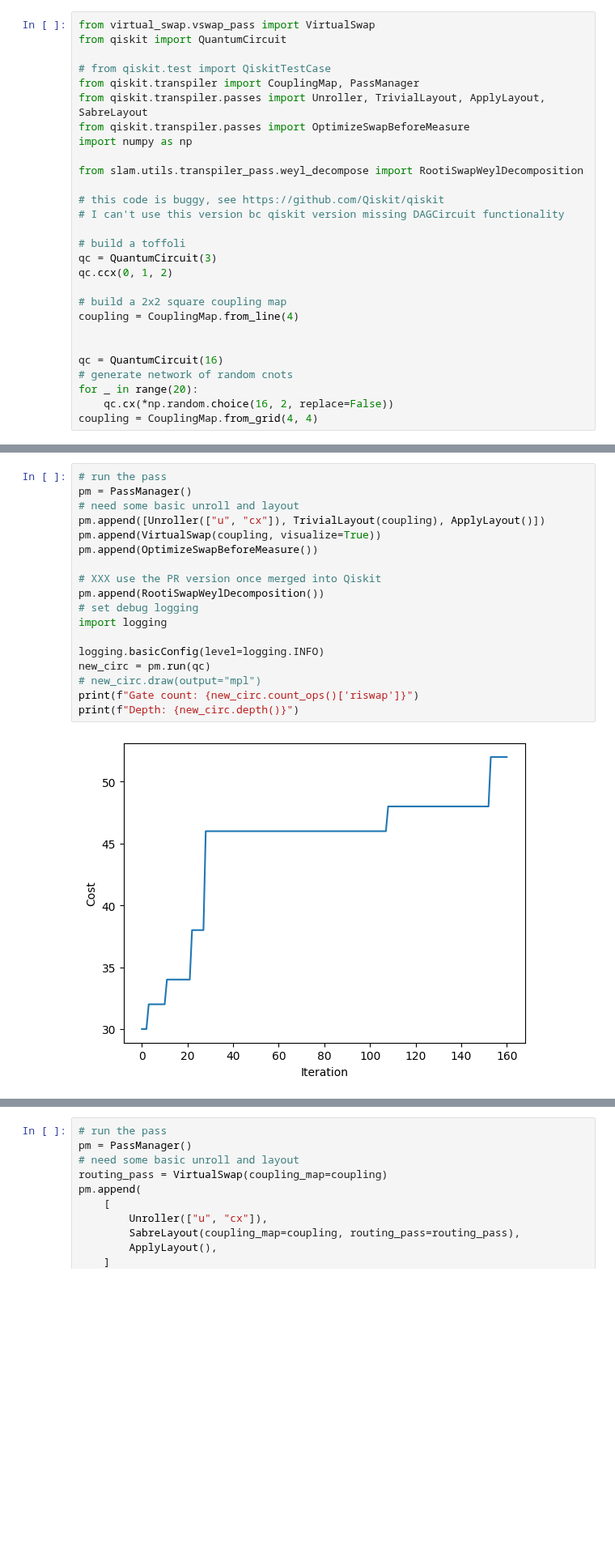
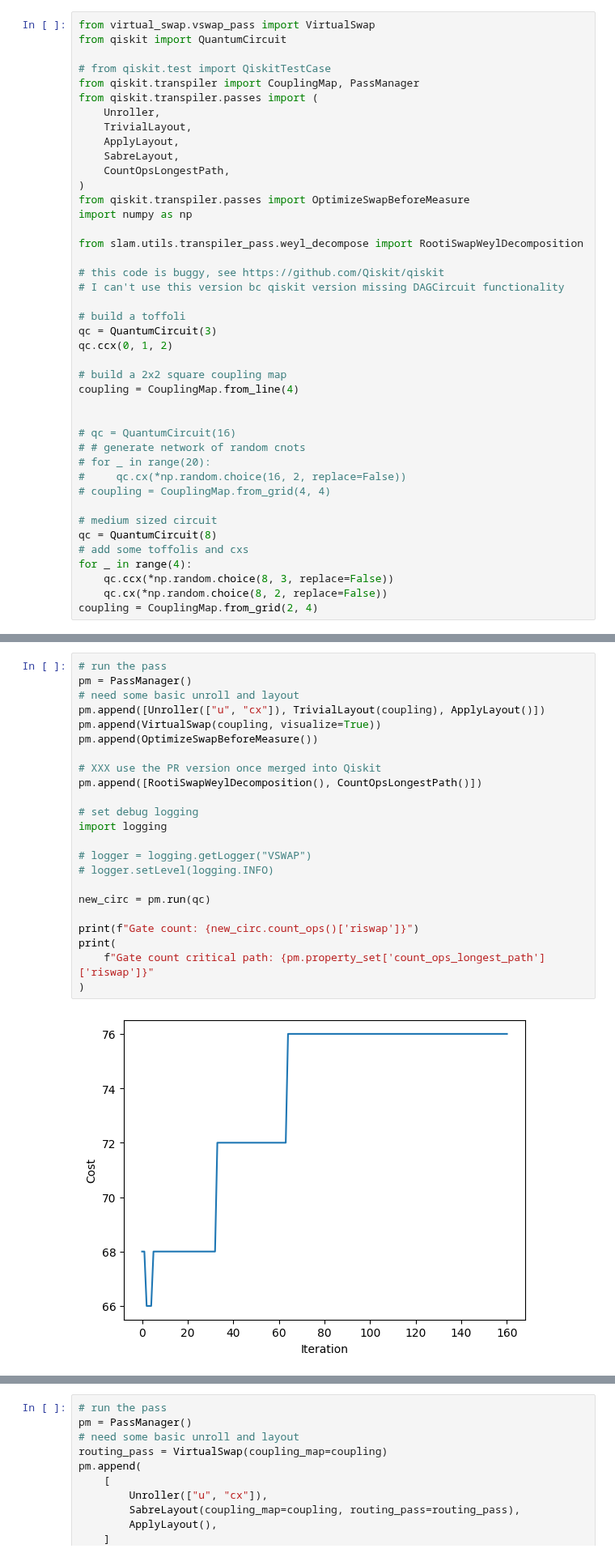
Before and after one commit to Pitt-JonesLab/mirror-gates, a Jupyter notebook: src/virtual_swap/scripts/main.ipynb, the cells around one changed output, grey strips where cells are left out. Shown at 81% size. Saved outputs shown, nothing was run; the diff lists cells and outputs as text; blank space fills up the shorter version.

```diff
--- a/src/virtual_swap/scripts/main.ipynb
+++ b/src/virtual_swap/scripts/main.ipynb
@@ -4,7 +4,13 @@ from qiskit import QuantumCircuit
 
 # from qiskit.test import QiskitTestCase
 from qiskit.transpiler import CouplingMap, PassManager
-from qiskit.transpiler.passes import Unroller, TrivialLayout, ApplyLayout, SabreLayout
+from qiskit.transpiler.passes import (
+    Unroller,
+    TrivialLayout,
+    ApplyLayout,
+    SabreLayout,
+    CountOpsLongestPath,
+)
 from qiskit.transpiler.passes import OptimizeSwapBeforeMeasure
 import numpy as np
 
@@ -21,11 +27,19 @@ qc.ccx(0, 1, 2)
 coupling = CouplingMap.from_line(4)
 
 
-qc = QuantumCircuit(16)
-# generate network of random cnots
-for _ in range(20):
-    qc.cx(*np.random.choice(16, 2, replace=False))
-coupling = CouplingMap.from_grid(4, 4)
+# qc = QuantumCircuit(16)
+# # generate network of random cnots
+# for _ in range(20):
+#     qc.cx(*np.random.choice(16, 2, replace=False))
+# coupling = CouplingMap.from_grid(4, 4)
+
+# medium sized circuit
+qc = QuantumCircuit(8)
+# add some toffolis and cxs
+for _ in range(4):
+    qc.ccx(*np.random.choice(8, 3, replace=False))
+    qc.cx(*np.random.choice(8, 2, replace=False))
+coupling = CouplingMap.from_grid(2, 4)
 # %%
 from qiskit import transpile
 
@@ -56,20 +79,25 @@ Depth: 47
 # %%
 # run the pass
 pm = PassManager()
 # need some basic unroll and layout
 pm.append([Unroller(["u", "cx"]), TrivialLayout(coupling), ApplyLayout()])
 pm.append(VirtualSwap(coupling, visualize=True))
 pm.append(OptimizeSwapBeforeMeasure())
 
 # XXX use the PR version once merged into Qiskit
-pm.append(RootiSwapWeylDecomposition())
+pm.append([RootiSwapWeylDecomposition(), CountOpsLongestPath()])
+
 # set debug logging
 import logging
 
-logging.basicConfig(level=logging.INFO)
+# logger = logging.getLogger("VSWAP")
+# logger.setLevel(logging.INFO)
+
 new_circ = pm.run(qc)
-# new_circ.draw(output="mpl")
+
 print(f"Gate count: {new_circ.count_ops()['riswap']}")
-print(f"Depth: {new_circ.depth()}")
+print(
+    f"Gate count critical path: {pm.property_set['count_ops_longest_path']['riswap']}"
+)
 # %% [output]
-[figure, old version]
+[figure, new version]
```
Also changed, not shown: parts of 5 cells of this notebook, 4 other files.
